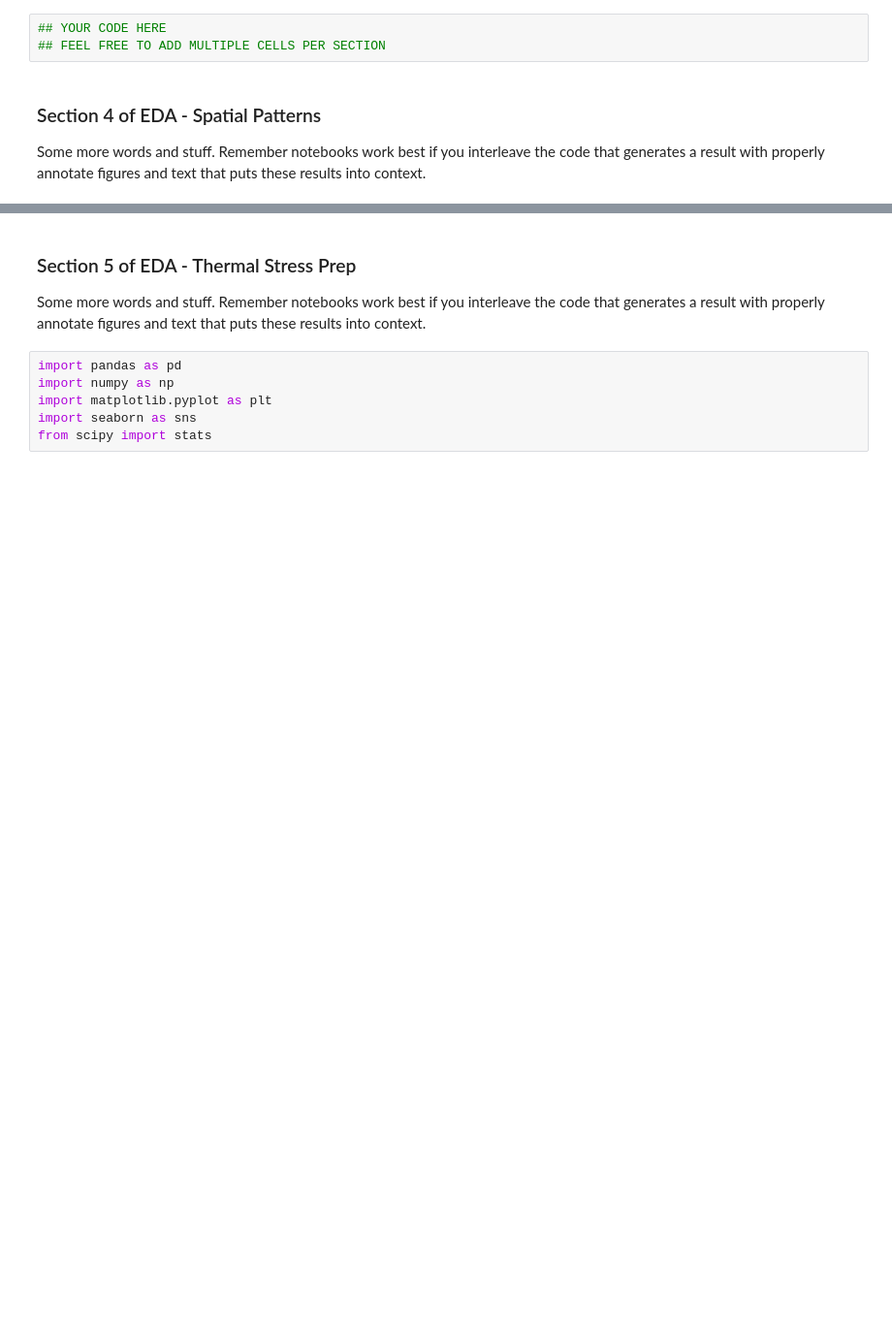
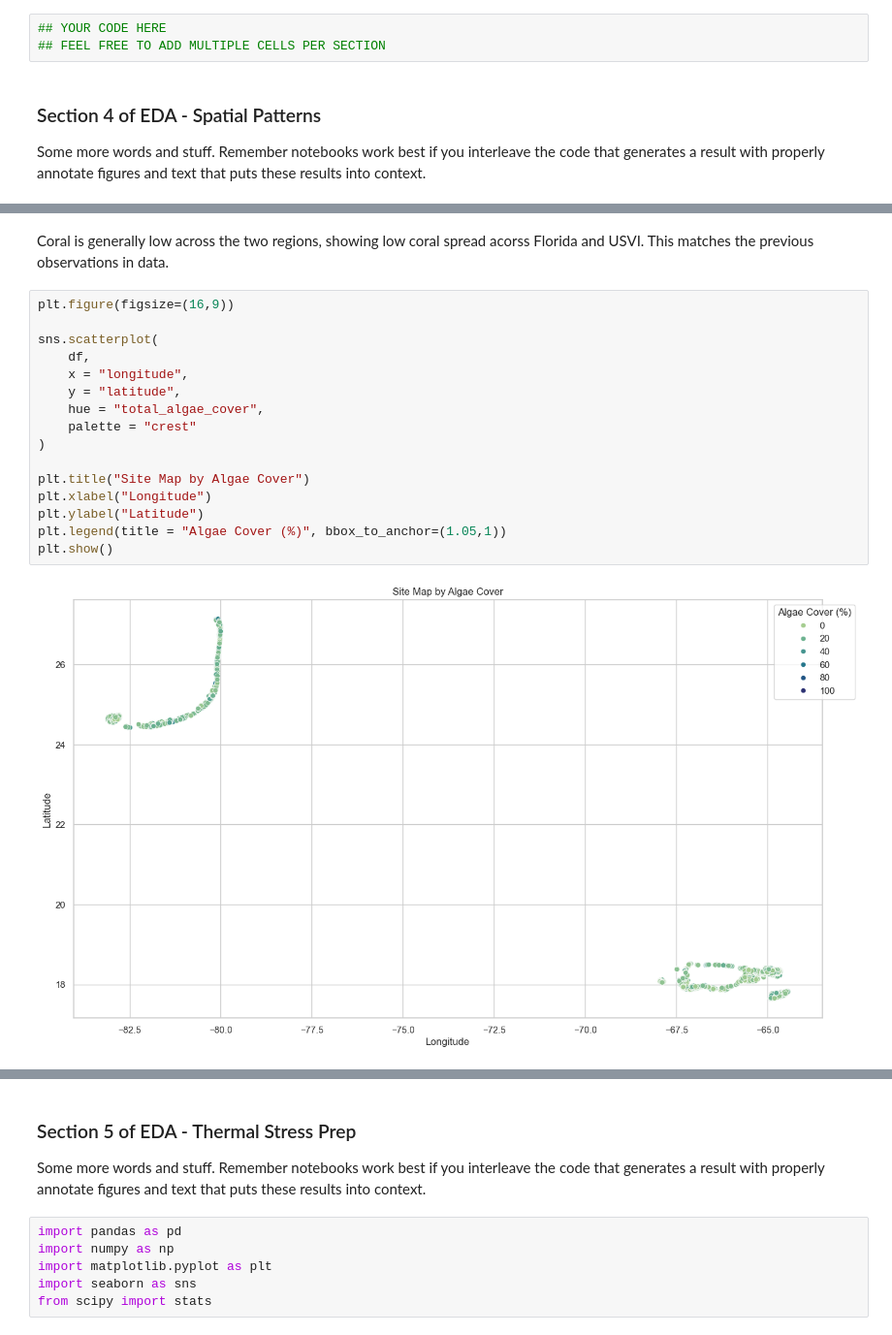
Before and after one commit to COGS108/Group032_WI26, a Jupyter notebook: 02-EDACheckpoint.ipynb, the cells around one changed output, grey strips where cells are left out. Shown at 97% size. Saved outputs shown, nothing was run; the diff lists cells and outputs as text; blank space fills up the shorter version.

```diff
--- a/02-EDACheckpoint.ipynb
+++ b/02-EDACheckpoint.ipynb
@@ -917,0 +962,20 @@ Some more words and stuff.  Remember notebooks work best if you interleave the c
+# %% [markdown]
+Coral is generally low across the two regions, showing low coral spread acorss Florida and USVI. This matches the previous observations in data.
+# %%
+plt.figure(figsize=(16,9))
+
+sns.scatterplot(
+    df,
+    x = "longitude",
+    y = "latitude",
+    hue = "total_algae_cover",
+    palette = "crest"
+)
+
+plt.title("Site Map by Algae Cover")
+plt.xlabel("Longitude")
+plt.ylabel("Latitude")
+plt.legend(title = "Algae Cover (%)", bbox_to_anchor=(1.05,1))
+plt.show()
+# %% [output]
+[figure, added]
```
Also changed, not shown: parts of 16 cells of this notebook.
